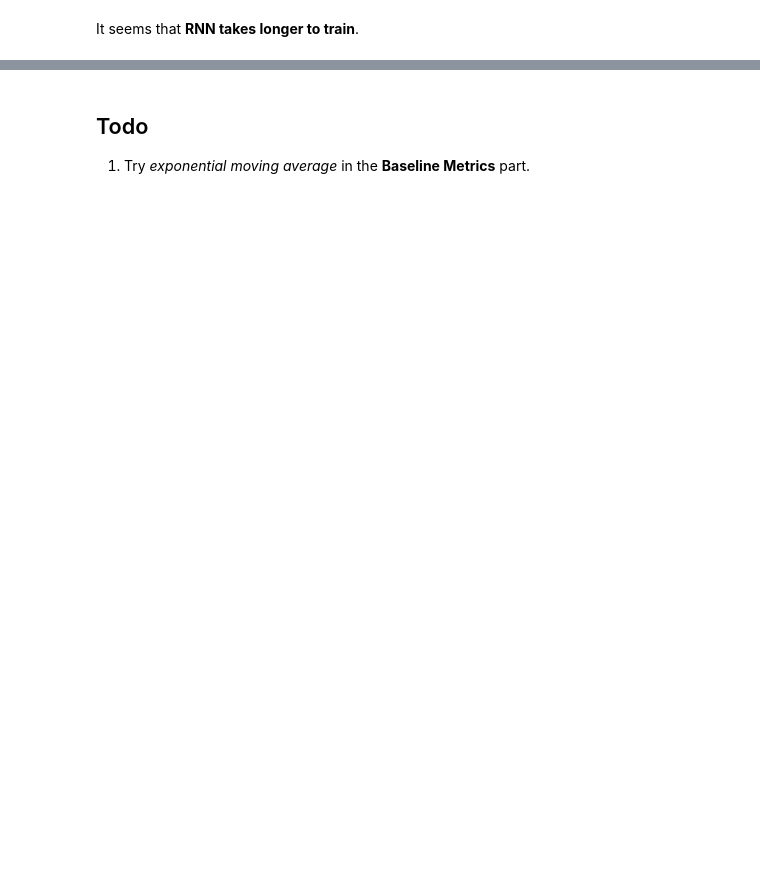
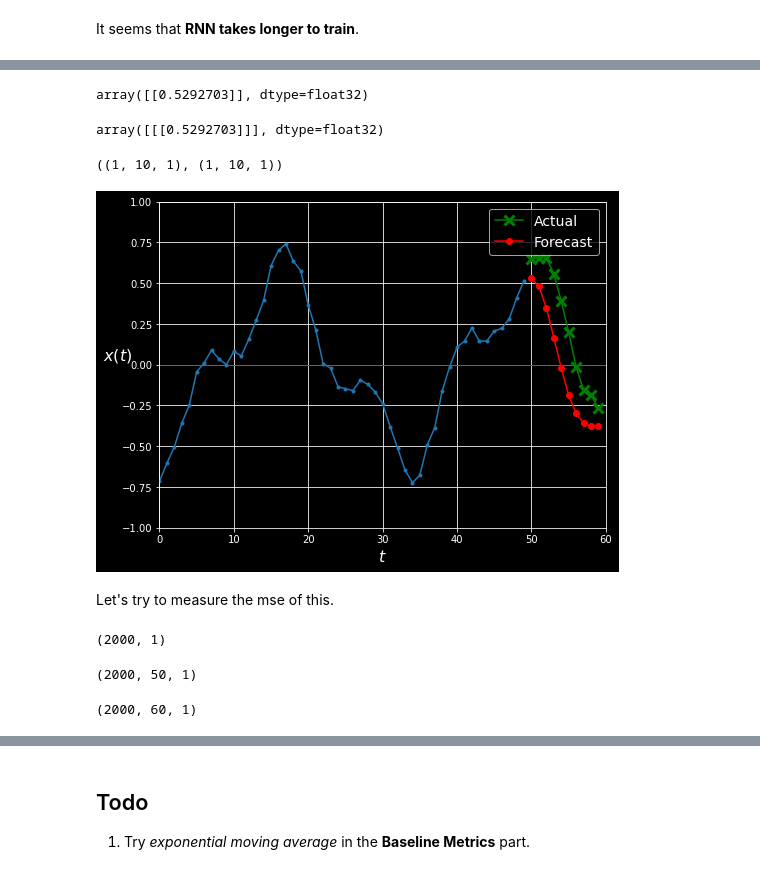
Before and after one commit to phunc20/homl, a Jupyter notebook: 2e/15-sequences_by_RNNs_and_CNNs/01_forecasting_time_series.ipynb, the cells around one changed output, grey strips where cells are left out. Saved outputs shown, nothing was run; the diff lists cells and outputs as text; code cells hidden in the pictures; blank space fills up the shorter version.

```diff
--- a/2e/15-sequences_by_RNNs_and_CNNs/01_forecasting_time_series.ipynb
+++ b/2e/15-sequences_by_RNNs_and_CNNs/01_forecasting_time_series.ipynb
@@ -234,0 +359,42 @@ model.evaluate(X_valid, y_valid)
+# %%
+np.random.seed(43)
+
+series = generate_time_series(1, n_steps + 10)
+X_new, Y_new = series[:, :n_steps], series[:, n_steps:]
+X = X_new
+# %%
+y_pred_one = model.predict(X[:, :])
+y_pred_one
+# %% [output]
+array([[0.5292703]], dtype=float32)
+# %%
+y_pred_one = model.predict(X[:, :])[:, np.newaxis, :]
+y_pred_one
+# %% [output]
+array([[[0.5292703]]], dtype=float32)
+# %%
+for step_ahead in range(10):
+    y_pred_one = model.predict(X[:, step_ahead:])[:, np.newaxis, :]
+    X = np.concatenate([X, y_pred_one], axis=1)
+Y_pred = X[:, n_steps:]
+# %%
+Y_pred.shape, Y_new.shape
+# %% [output]
+((1, 10, 1), (1, 10, 1))
+# %%
+def plot_multiple_forecasts(X, Y, Y_pred):
+    n_steps = X.shape[1]
+    ahead = Y.shape[1]
+    plot_series(X[0, :, 0])
+    #plt.plot(np.arange(n_steps, n_steps + ahead), Y[0, :, 0], "go-", label="Actual")
+    plt.plot(np.arange(n_steps, n_steps + ahead), Y[0, :, 0], "gx-", label="Actual", markersize=10, mew=3)
+    #plt.plot(np.arange(n_steps, n_steps + ahead), Y_pred[0, :, 0], "rx-", label="Forecast", markersize=10, mew=3)
+    plt.plot(np.arange(n_steps, n_steps + ahead), Y_pred[0, :, 0], "ro-", label="Forecast")
+    plt.axis([0, n_steps + ahead, -1, 1])
+    plt.legend(fontsize=14)
+# %%
+plot_multiple_forecasts(X_new, Y_new, Y_pred)
+# %% [output]
+[figure, added]
+# %% [markdown]
+Let's try to measure the mse of this.
@@ -234,0 +409,18 @@ model.evaluate(X_valid, y_valid)
+# %%
+X = X_valid
+y_pred_one = model.predict(X)
+y_pred_one.shape
+# %% [output]
+(2000, 1)
+# %%
+X.shape
+# %% [output]
+(2000, 50, 1)
+# %%
+X = X_valid
+for step_ahead in range(10):
+    y_pred_one = model.predict(X)[:, np.newaxis, :]
+    X = np.concatenate([X, y_pred_one], axis=1)
+X.shape
+# %% [output]
+(2000, 60, 1)
```
Also changed, not shown: parts of 41 cells of this notebook.
